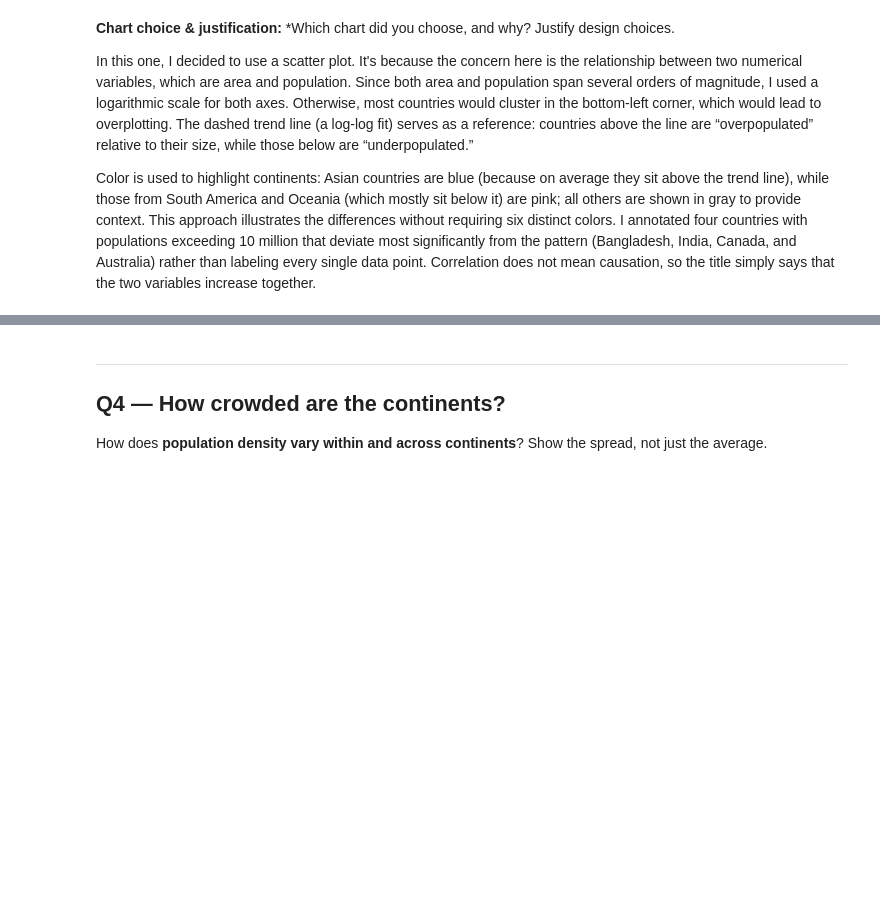
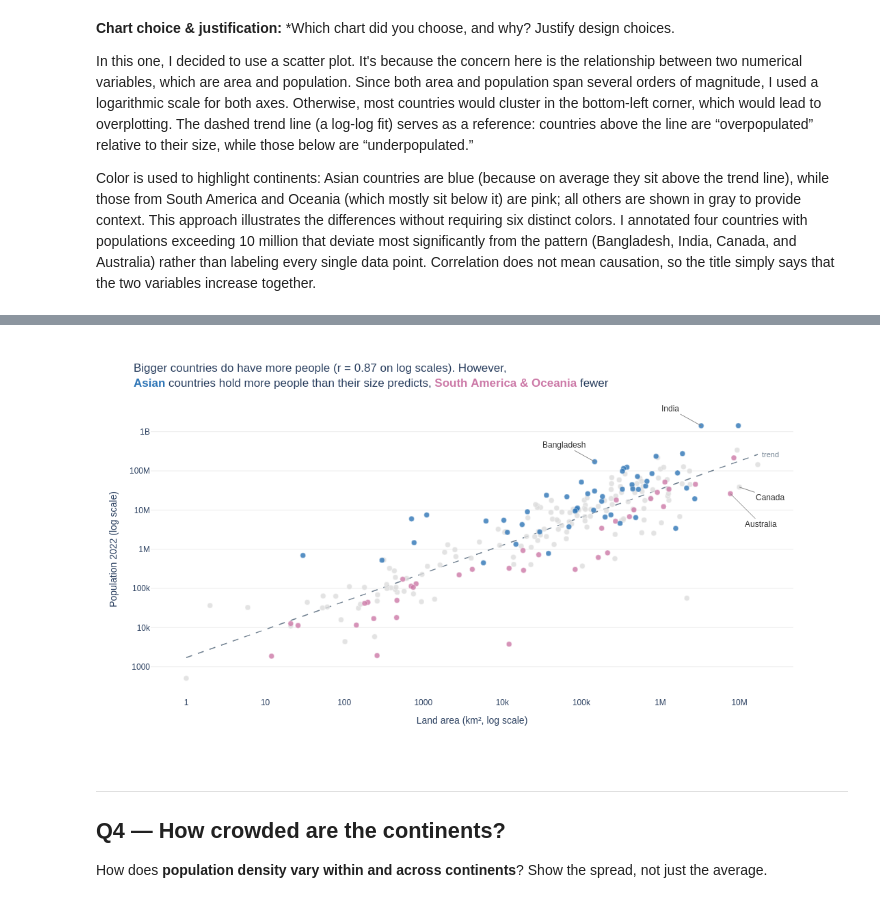
Before and after one commit to elifsila/dataviz-exercises-elifsilaokutucu, a Jupyter notebook: quiz/dataviz_quiz.ipynb, the cells around one changed output, grey strips where cells are left out. Drawn from its saved outputs; the diff is of its cells as text; code cells hidden in the pictures; blank space fills up the shorter version.

```diff
--- a/quiz/dataviz_quiz.ipynb
+++ b/quiz/dataviz_quiz.ipynb
@@ -202,5 +214,5 @@ fig.update_layout(
     font=dict(family='Arial', size=12), showlegend=False, margin=dict(t=90),
     xaxis=dict(title='Land area (km², log scale)', showgrid=False),
     yaxis=dict(title='Population 2022 (log scale)', gridcolor='#EEEEEE'))
-fig.show()
+save_and_show(fig, 'q3_scatter')
 # %% [output]
@@ -208,3 +219,4 @@ fig.show()
+[figure, added]
 # %% [markdown]
 ---
 ## Q4 — How crowded are the continents?
```
Also changed, not shown: parts of 10 cells of this notebook, 7 other files.
